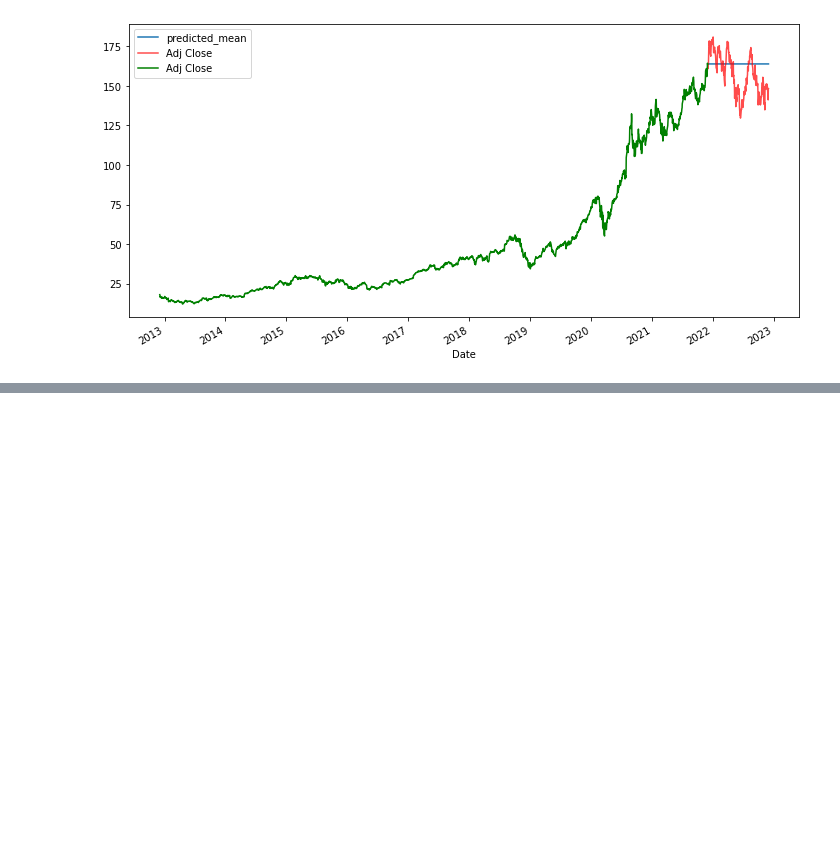
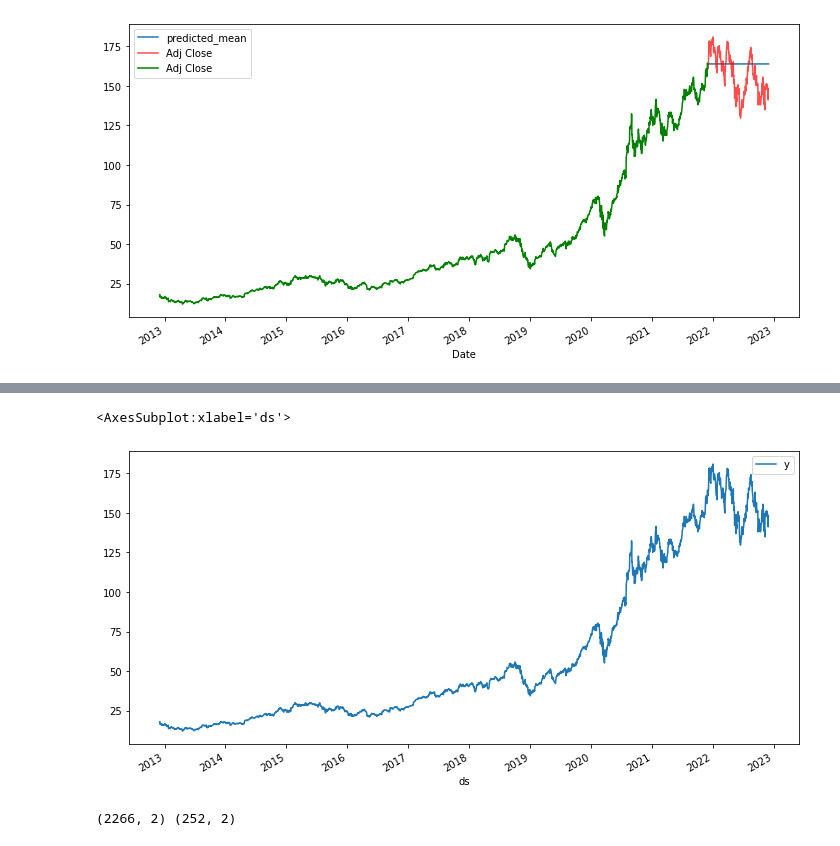
Before and after one commit to grantc00/Capstone-2, a Jupyter notebook: Capstone2.ipynb, the cells around one changed output, grey strips where cells are left out. Cells and saved outputs as stored; diff of their text form; code cells hidden in the pictures; blank space fills up the shorter version.

```diff
--- a/Capstone2.ipynb
+++ b/Capstone2.ipynb
@@ -475,0 +476,7 @@ The root mean squared error is 14.279798847387008.
+# %%
+shape=df_aapl.shape[0]
+df_new=df_aapl[['Adj Close']]
+df_new.reset_index(inplace=True)
+df_new['Date'] = pd.to_datetime(df_new.Date,format='%Y-%m-%d')
+df_new.index = df_new['Date']
+df_new.rename(columns={'Adj Close': 'y', 'Date': 'ds'}, inplace=True)
@@ -475,0 +493,12 @@ The root mean squared error is 14.279798847387008.
+# %%
+df_new.plot(x='ds', y='y', figsize=(12,6))
+# %% [output]
+<AxesSubplot:xlabel='ds'>
+[figure, added]
+# %%
+n = int(len(df_new)*0.9)
+train = df_new[:n]
+test = df_new[n:]
+print(train.shape, test.shape)
+# %% [output]
+(2266, 2) (252, 2)
```
Also changed, not shown: parts of 13 cells of this notebook.
